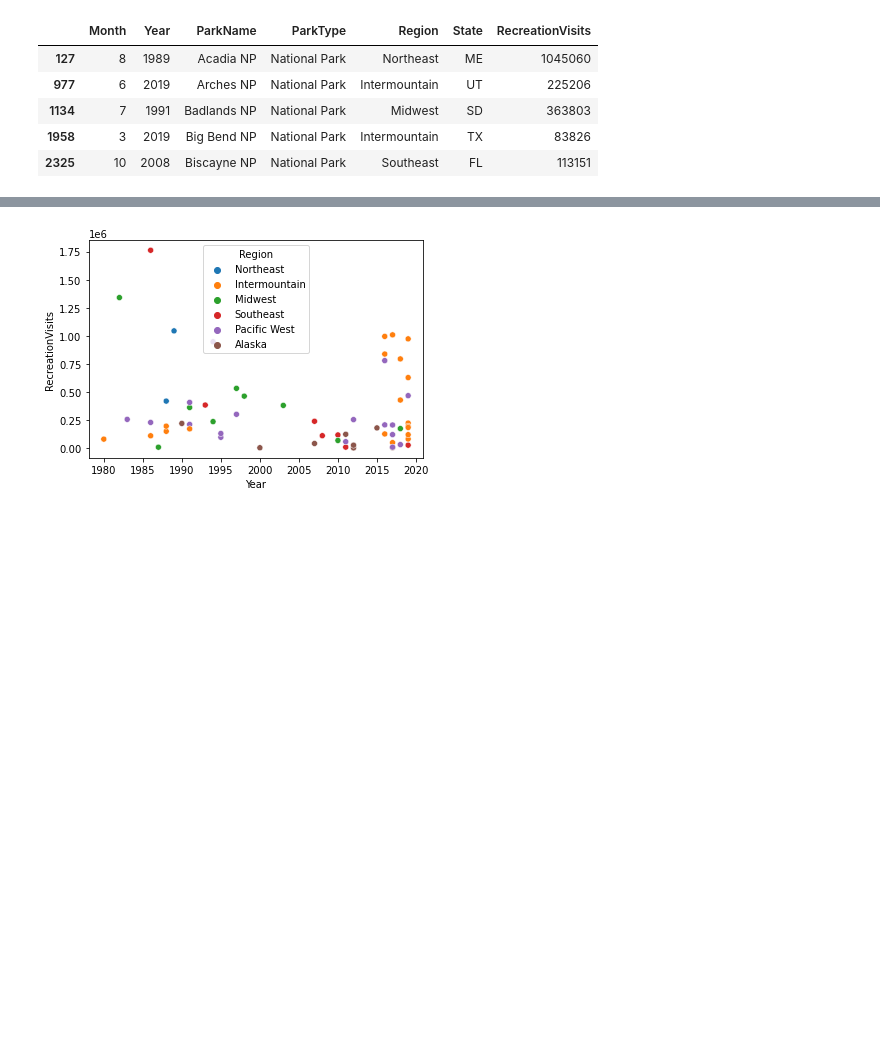
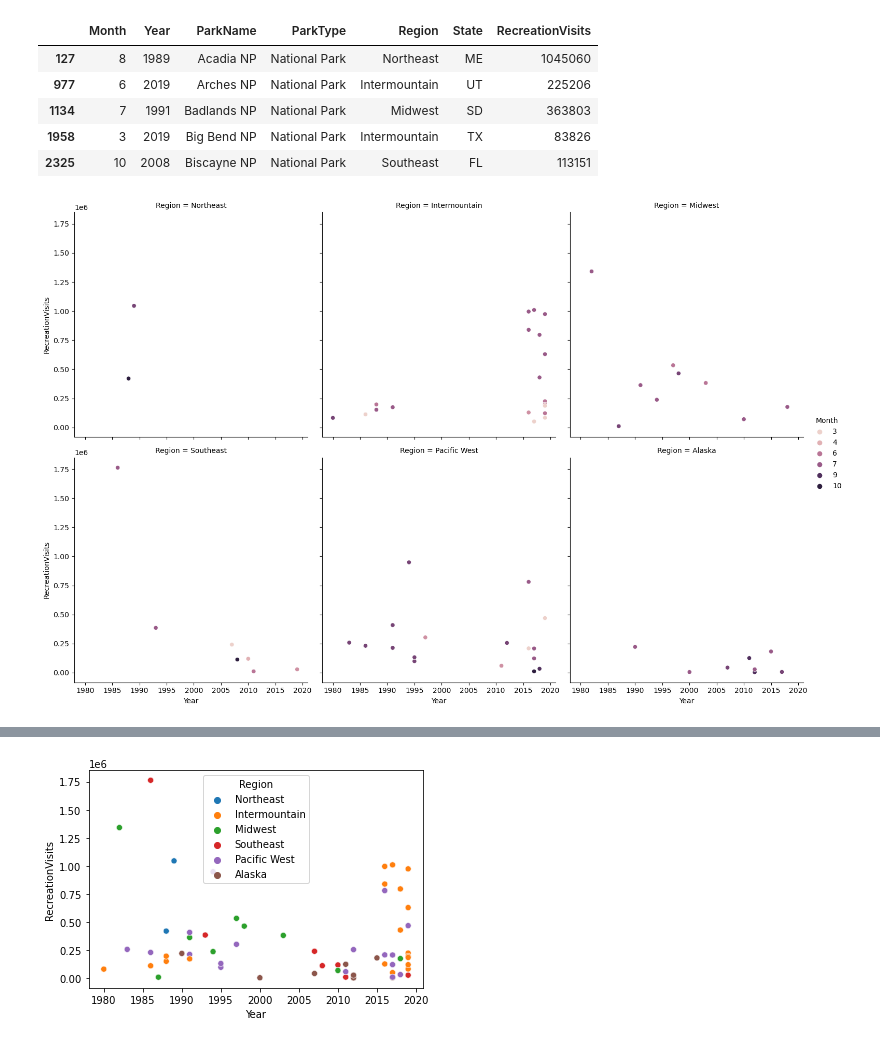
Before and after one commit to vgjaq/National-Park-Capstone-Project, a Jupyter notebook: Exploratory_Data_Analysis.ipynb, the cells around one changed output, grey strips where cells are left out. Drawn from its saved outputs; the diff is of its cells as text; code cells hidden in the pictures; blank space fills up the shorter version.

```diff
--- a/Exploratory_Data_Analysis.ipynb
+++ b/Exploratory_Data_Analysis.ipynb
@@ -45,7 +61,7 @@ array(['Northeast ', 'Intermountain ', 'Midwest ', 'Southeast ',
        'Pacific West ', 'Alaska'], dtype=object)
 # %%
 #Strip trailing spaces
-rec_visit['Region'] = rec_visit['Region'].str.strip()
+rec_visit.loc[:,'Region'] = rec_visit['Region'].str.strip()
 rec_visit['Region'].unique()
 # %% [output]
 A value is trying to be set on a copy of a slice from a DataFrame.
@@ -85,3 +81,9 @@ max_ever.head()
 | 1134 | 7 | 1991 | Badlands NP | National Park | Midwest | SD | 363803 |
 | 1958 | 3 | 2019 | Big Bend NP | National Park | Intermountain | TX | 83826 |
 | 2325 | 10 | 2008 | Biscayne NP | National Park | Southeast | FL | 113151 |
+# %%
+#intermountain and pacific west may have an increase after 2015
+sns.relplot(x= "Year", y= 'RecreationVisits',kind = "scatter", data = max_ever, col= "Region",col_wrap = 3, hue= "Month")
+plt.show()
+# %% [output]
+[figure, added]
```
Also changed, not shown: parts of 10 cells of this notebook, 6 other files.
